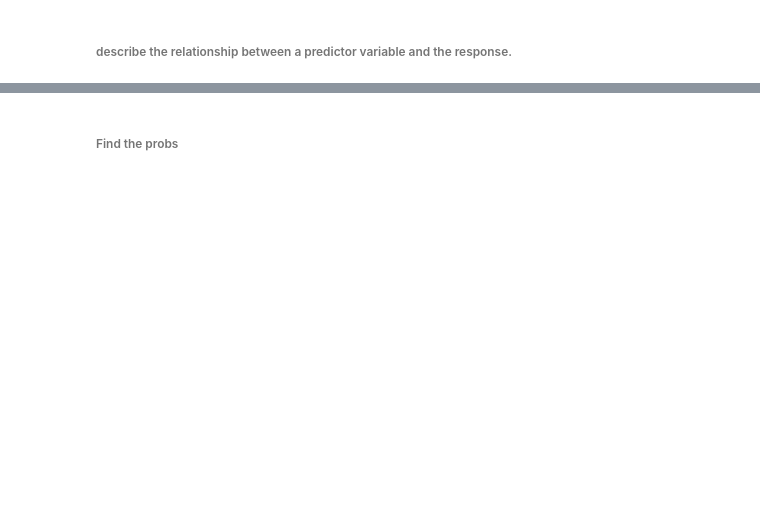
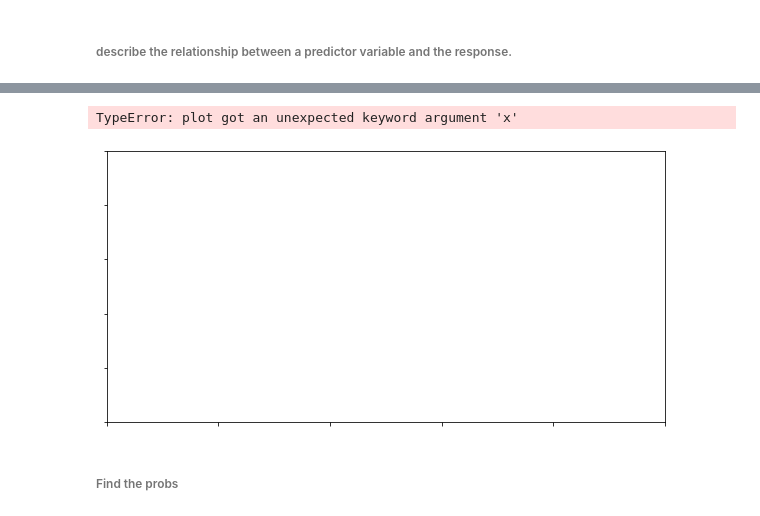
Before and after one commit to AveryData/MappingHeat, a Jupyter notebook: model/model.ipynb, the cells around one changed output, grey strips where cells are left out. Cells and saved outputs as stored; diff of their text form; code cells hidden in the pictures; blank space fills up the shorter version.

Commit message:
Model testing

```diff
--- a/model/model.ipynb
+++ b/model/model.ipynb
@@ -388,0 +436,20 @@ array([-5.71470330e-03,  0.00000000e+00, -3.20906179e-01,  0.00000000e+00,
+# %%
+pred_proba_df = pd.DataFrame(clf.predict_proba(X_test))
+accuracies = []
+accuracy2 = {}
+threshold_list = [0.05,0.1,0.15,0.2,0.25,0.3,0.35,0.4,0.45,0.5,0.55,0.6,0.65,.7,.75,.8,.85,.9,.95,.99]
+for i in threshold_list:
+    print ('\n******** For i = {} ******'.format(i))
+    y_test_pred = pred_proba_df.applymap(lambda x: 1 if x>i else 0)
+    test_accuracy = metrics.accuracy_score(y_test.to_numpy().reshape(y_test.to_numpy().size,1),
+                                           y_test_pred.iloc[:,1].to_numpy().reshape(y_test_pred.iloc[:,1].to_numpy().size,1))
+    print('Our testing accuracy is {}'.format(test_accuracy))
+    accuracies.append(test_accuracy)
+    accuracy2[test_accuracy]  = i
+
+    print(metrics.confusion_matrix(y_test.to_numpy().reshape(y_test.to_numpy().size,1),
+                           y_test_pred.iloc[:,1].to_numpy().reshape(y_test_pred.iloc[:,1].to_numpy().size,1)))
+
+
+scores = pd.Series(accuracies, index=range(0,20), name="Score")
+scores2 = pd.DataFrame([accuracy2])
@@ -389,3 +474,15 @@ array([-5.71470330e-03,  0.00000000e+00, -3.20906179e-01,  0.00000000e+00,
+# %%
+scores
+s = scores2.T.reset_index().rename(columns={'index': 'score', 0: 'value'})
+# %%
+plt.figure(figsize=(10,5))
+plt.plot(range(0, 20), x=s.score, y=s.value, marker='o', markerfacecolor='red', markersize=5)
+plt.xlabel('prob of hit')
+plt.ylabel('Accuracy')
+plt.title('Model response to lowering probability split');
+# %% [output]
+TypeError: plot got an unexpected keyword argument 'x'
+[figure, added]
 # %% [markdown]
 ###### Find the probs
 # %%
```
Also changed, not shown: parts of 28 cells of this notebook.
